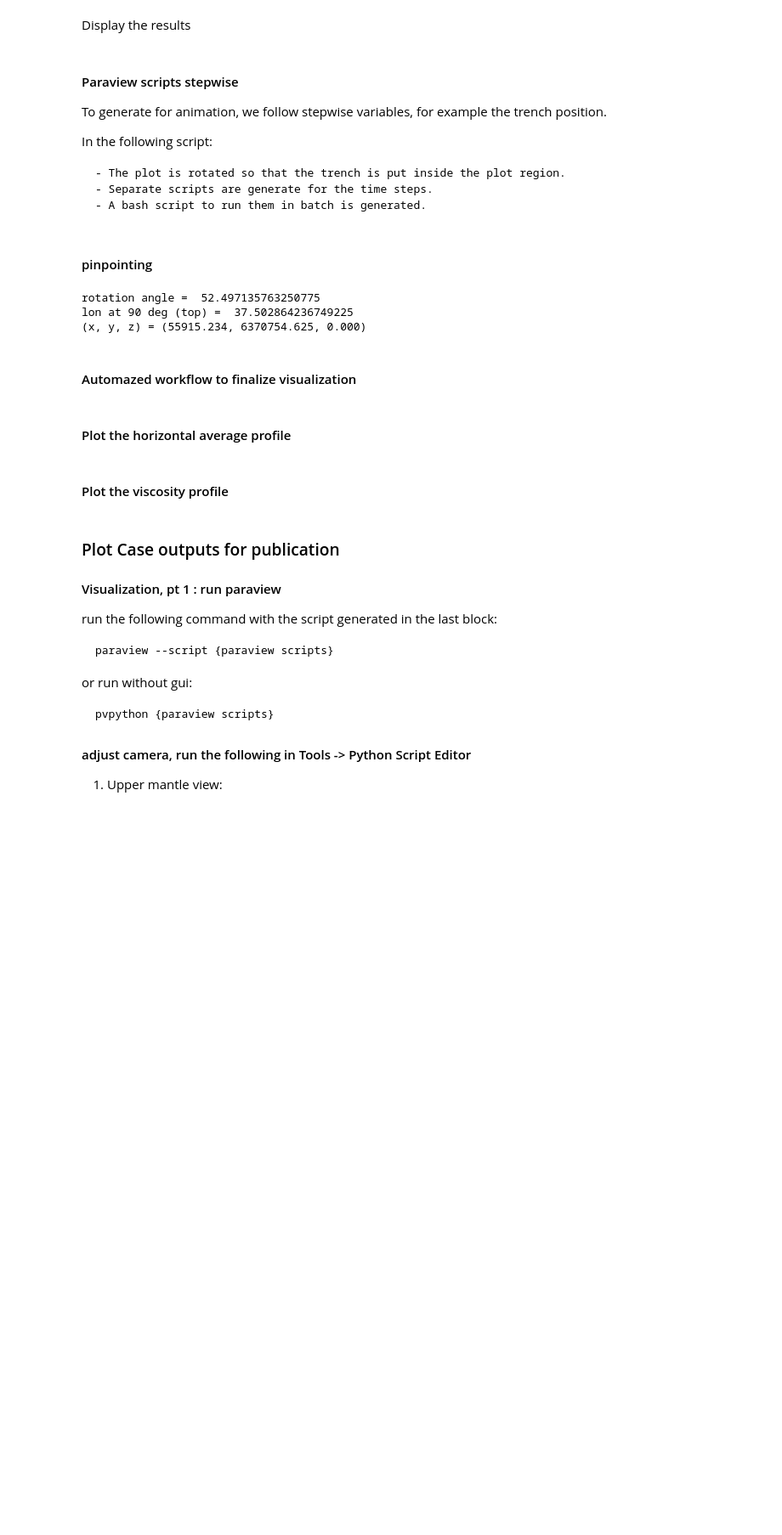
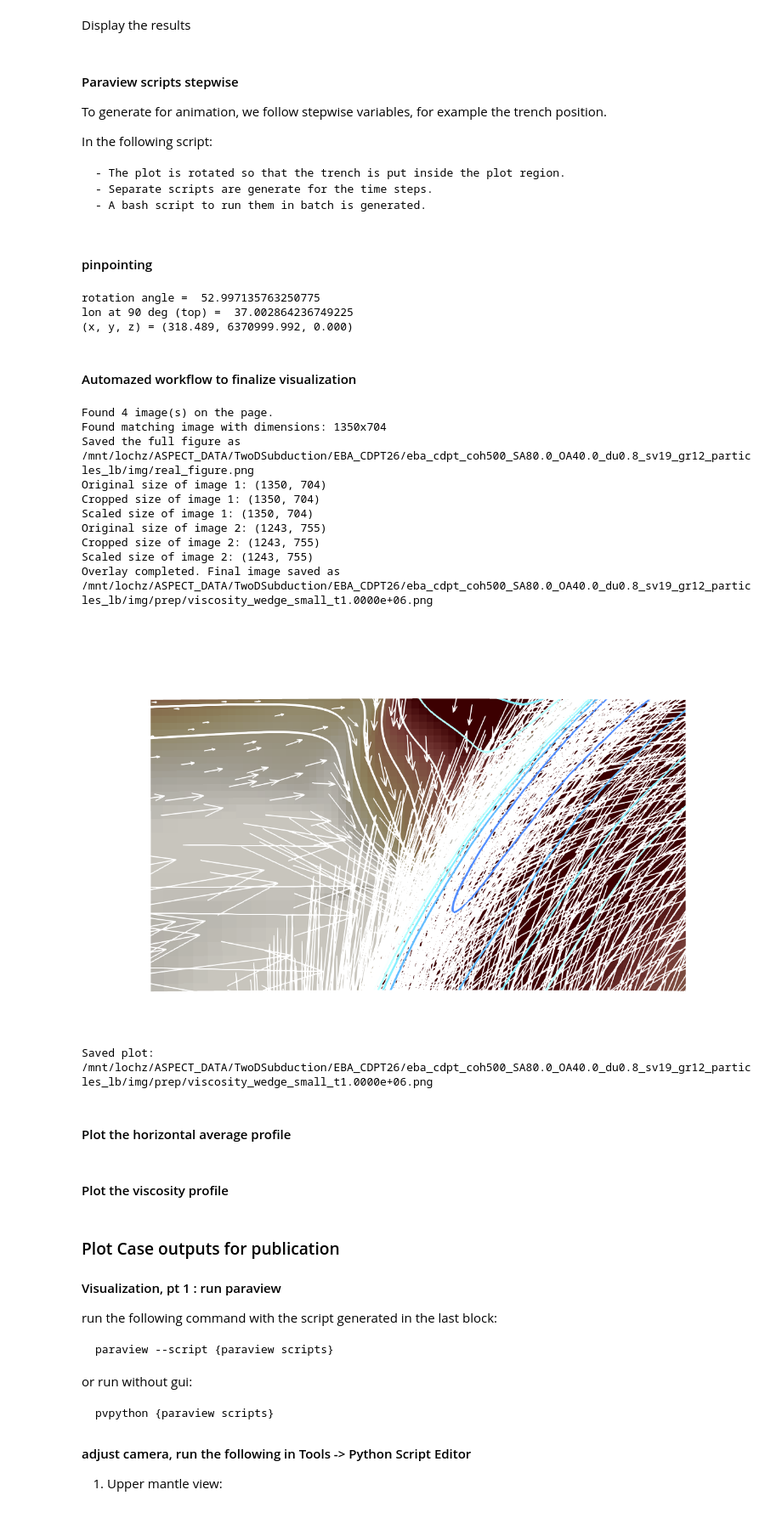
Before and after one commit to lhy11009/aspectLib, a Jupyter notebook: jupyter_notebooks/TwoDSubduction/PlotCase.ipynb, the cells around one changed output. Shown: that part at 85% size. Drawn from its saved outputs; the diff is of its cells as text; code cells hidden in the pictures; blank space fills up the shorter version.

```diff
--- a/jupyter_notebooks/TwoDSubduction/PlotCase.ipynb
+++ b/jupyter_notebooks/TwoDSubduction/PlotCase.ipynb
@@ -142,7 +142,23 @@ from hamageolib.research.haoyuan_2d_subduction.post_process import CASE_OPTIONS
 
 # case_name = "EBA_CDPT_test_gr_0/eba_cdpt_FCWL_SA80.0_cd7.5_gr11"
 
-case_name = "EBA_CDPT26/eba_cdpt_coh500_SA80.0_OA40.0_du2.3_sv19.5_gr12"
+# case_name = "EBA_CDPT26/eba_cdpt_coh500_SA80.0_OA40.0_du2.3_sv19.5_gr12"
+
+# case_name = "EBA_CDPT23_6/eba_cdpt_coh500_SA80.0_ss100.0_clw4_clp2.5n"
+
+# case_name = "EBA_CDPT23_6/eba_cdpt_coh500_SA80.0_ss100.0_clp2.5n"
+
+# case_name = "EBA_CDPT20/eba_cdpt_coh500_SA80.0_OA80.0_cd100.0_cd7.5_gr9"
+
+# case_name = "EBA_CDPT18/eba_cdpt_coh500_SA80.0_OA40.0_cd100.0_cd5.0_gr9"
+
+# case_name = "EBA_CDPT23_4_re/eba_cdpt_coh500_cd100.0_cd7.5_sv19"
+
+# case_name = "EBA_CDPT24_2/eba_cdpt_coh500_SA80.0_ss500.0_sv21_cd100.0_dc7.5"
+
+# case_name = "EBA_CDPT_test_gr_1/eba_cdpt_PTWL_SA80.0_cd7.5_gr11"
+
+case_name = "EBA_CDPT26/eba_cdpt_coh500_SA80.0_OA40.0_du0.8_sv19_gr12_particles_lb"
 
 local_dir = os.path.join(local_TwoDSubduction_dir, case_name)
 
@@ -181,7 +197,7 @@ graphical_steps = [50]; slices=None # 1. specify steps
 # plot_types = ["upper_mantle"]; rotation_plus = 0.47 # for plotting the upper mantle
 # plot_types = ["wedge_bigger"]; rotation_plus = 0.0 #
 # todo_wedge
-plot_types = ["wedge_02252025"]; rotation_plus = 0.47 #
+plot_types = ["wedge_02252025"]; rotation_plus = 0.97 #
 
 # Additional fields in case of two crustal layers
 # additional_fields = ["spcrust_up", "spcrust_low"]  # in case of two crustal layers
@@ -335,19 +351,19 @@ x, y, z = Utilities.ggr2cart(0.0,(pin_lon+rotation_lon) / 180.0 * np.pi,r - dept
 
 print("(x, y, z) = (%.3f, %.3f, %.3f)" % (x, y, z))
 # %% [output]
-rotation angle =  52.497135763250775
-lon at 90 deg (top) =  37.502864236749225
-(x, y, z) = (55915.234, 6370754.625, 0.000)
+rotation angle =  52.997135763250775
+lon at 90 deg (top) =  37.002864236749225
+(x, y, z) = (318.489, 6370999.992, 0.000)
 # %% [markdown]
 #### Automazed workflow to finalize visualization
 # %%
-finalize_visual = False
+finalize_visual = True
 
 if finalize_visual:
 
     from IPython.display import Image, display
 
-    _time = 5.0e6
+    _time = 1.0e6
 
     # file types
     # file_name = "viscosity"
@@ -374,33 +390,46 @@ if finalize_visual:
         output_image_file = finalize_visualization_2d_12172024(local_dir, file_name, _time, frame_png_file_with_ticks, add_time=False)
 
     elif file_name in ["T_wedge", "spcrust_wedge", "viscosity_wedge", "strain_rate_wedge", "DM_wedge"]:
         frame_png_file_with_ticks = "/home/lochy/Documents/papers/documented_files/TwoDSubduction/upper_mantle_frame/upper_mantle_frame_01162025_trans.png"
 
         output_image_file = finalize_visualization_2d_wedge_12202024(local_dir, file_name, _time, frame_png_file_with_ticks, add_time=False)
 
     elif file_name in ["T_wedge_02252025", "spcrust_wedge_02252025", "viscosity_wedge_02252025", "strain_rate_wedge_02252025", "DM_wedge_02252025"]:
         frame_png_file_with_ticks = "/home/lochy/Documents/papers/documented_files/TwoDSubduction/upper_mantle_frame/wedge_frame_022522025_trans-01.png"
 
         output_image_file = finalize_visualization_2d_wedge_02252025(local_dir, file_name, _time, frame_png_file_with_ticks, add_time=False)
 
     elif file_name in ["T_wedge_small", "viscosity_wedge_small", "strain_rate_wedge_small"]:
         frame_png_file_with_ticks = "/home/lochy/Documents/papers/documented_files/TwoDSubduction/upper_mantle_frame/wedge_small_frame_03272025_trans.png"
         output_image_file = finalize_visualization_2d_wedge_small_03282025(local_dir, file_name, _time, frame_png_file_with_ticks, add_time=False)
 
 
     elif file_name in ["T_wedge_bigger"]:
         frame_png_file_with_ticks = "/home/lochy/Documents/papers/documented_files/TwoDSubduction/upper_mantle_frame/wedge_frame_11272024_trans.png"
         # frame_png_file_with_ticks = "/home/lochy/Documents/papers/documented_files/TwoDSubduction/upper_mantle_frame/wedge_frame_11272024_trans_with_trench_frame.png"
 
         output_image_file = finalize_visualization_2d_wedge_02122025(local_dir, file_name, _time, frame_png_file_with_ticks, add_time=False)
 
     else:
         raise ValueError("File name error (%s)" % file_name)
 
     # Displays the final combined image in the notebook.
     display(Image(filename=output_image_file))
 
     print("Saved plot: ", output_image_file)
+# %% [output]
+Found 4 image(s) on the page.
+Found matching image with dimensions: 1350x704
+Saved the full figure as /mnt/lochz/ASPECT_DATA/TwoDSubduction/EBA_CDPT26/eba_cdpt_coh500_SA80.0_OA40.0_du0.8_sv19_gr12_particles_lb/img/real_figure.png
+Original size of image 1: (1350, 704)
+Cropped size of image 1: (1350, 704)
+Scaled size of image 1: (1350, 704)
+Original size of image 2: (1243, 755)
+Cropped size of image 2: (1243, 755)
+Scaled size of image 2: (1243, 755)
+Overlay completed. Final image saved as /mnt/lochz/ASPECT_DATA/TwoDSubduction/EBA_CDPT26/eba_cdpt_coh500_SA80.0_OA40.0_du0.8_sv19_gr12_particles_lb/img/prep/viscosity_wedge_small_t1.0000e+06.png
+[figure, added]
+Saved plot:  /mnt/lochz/ASPECT_DATA/TwoDSubduction/EBA_CDPT26/eba_cdpt_coh500_SA80.0_OA40.0_du0.8_sv19_gr12_particles_lb/img/prep/viscosity_wedge_small_t1.0000e+06.png
 # %% [markdown]
 #### Plot the horizontal average profile
 # %%
```
Also changed, not shown: parts of 8 cells of this notebook, 3 other files.
